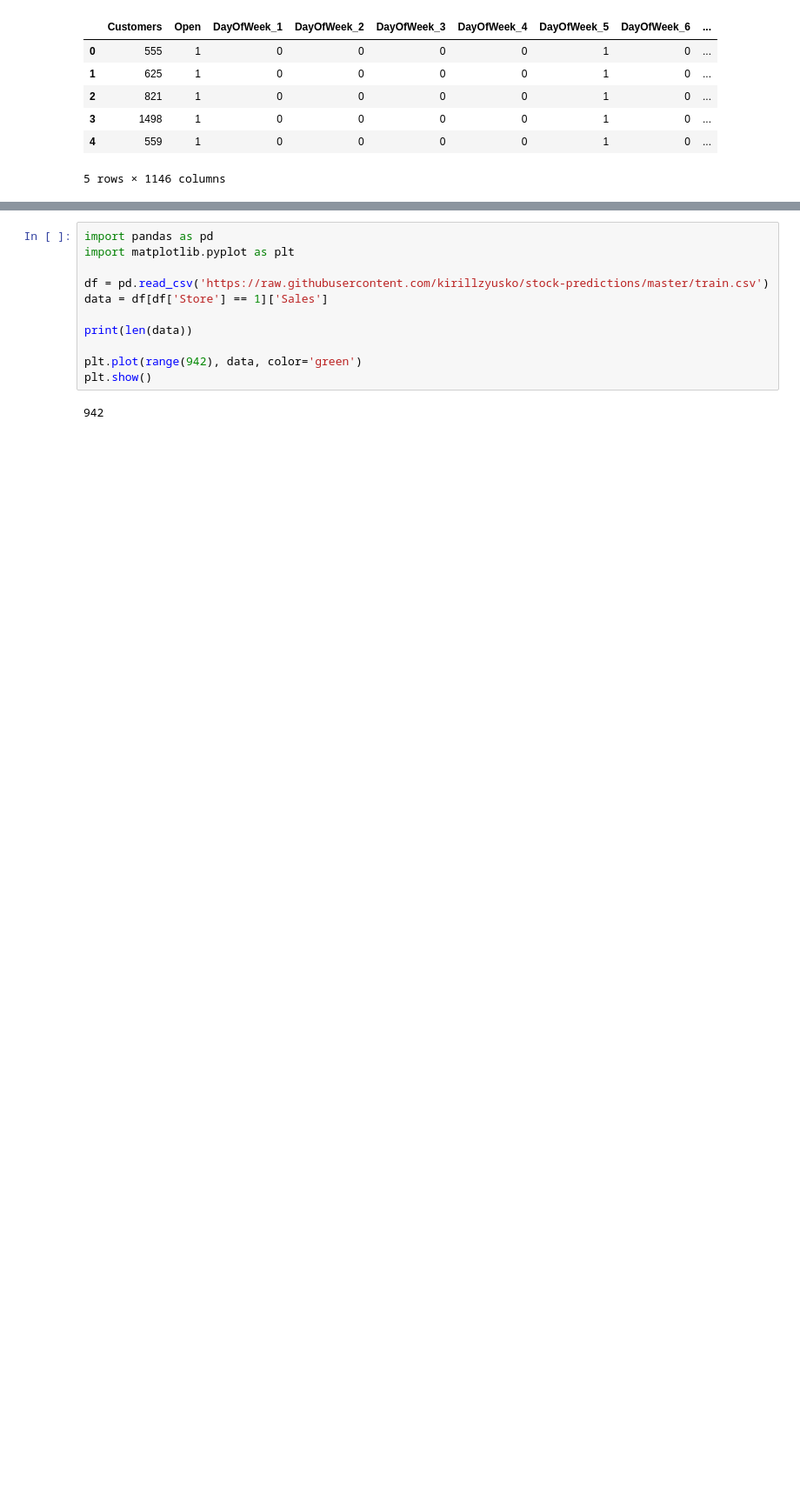
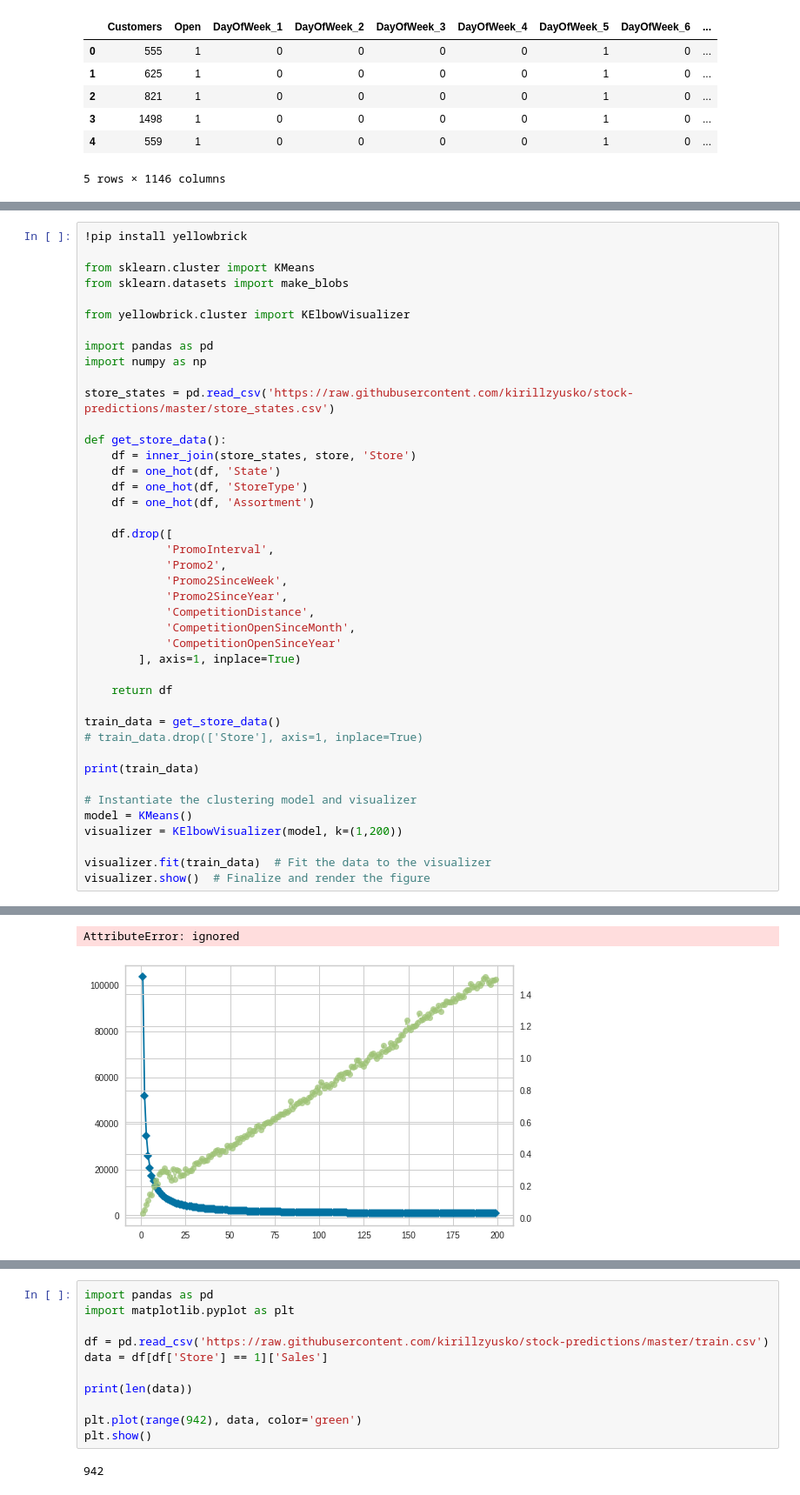
Before and after one commit to kirillzyusko/stock-predictions, a Jupyter notebook: lab.ipynb, the cells around one changed output, grey strips where cells are left out. Shown at 87% size. Saved outputs shown, nothing was run; the diff lists cells and outputs as text; blank space fills up the shorter version.

Commit message:
[SP-10] - clustering added

```diff
--- a/lab.ipynb
+++ b/lab.ipynb
@@ -69,0 +74,43 @@ get_data().head()
+# %%
+!pip install yellowbrick
+
+from sklearn.cluster import KMeans
+from sklearn.datasets import make_blobs
+
+from yellowbrick.cluster import KElbowVisualizer
+
+import pandas as pd
+import numpy as np
+
+store_states = pd.read_csv('https://raw.githubusercontent.com/kirillzyusko/stock-predictions/master/store_states.csv')
+
+def get_store_data():
+    df = inner_join(store_states, store, 'Store')
+    df = one_hot(df, 'State')
+    df = one_hot(df, 'StoreType')
+    df = one_hot(df, 'Assortment')
+
+    df.drop([
+            'PromoInterval',
+            'Promo2',
+            'Promo2SinceWeek',
+            'Promo2SinceYear',
+            'CompetitionDistance',
+            'CompetitionOpenSinceMonth',
+            'CompetitionOpenSinceYear'
+        ], axis=1, inplace=True)
+
+    return df
+
+train_data = get_store_data()
+# train_data.drop(['Store'], axis=1, inplace=True)
+
+print(train_data)
+
+# Instantiate the clustering model and visualizer
+model = KMeans()
+visualizer = KElbowVisualizer(model, k=(1,200))
+
+visualizer.fit(train_data)  # Fit the data to the visualizer
+visualizer.show()  # Finalize and render the figure
+# %% [output]
@@ -70,3 +134,5 @@ get_data().head()
+AttributeError: ignored
+[figure, added]
 # %%
 from pandas import read_csv
 from keras.models import Sequential
```
Also changed, not shown: parts of 4 cells of this notebook.
